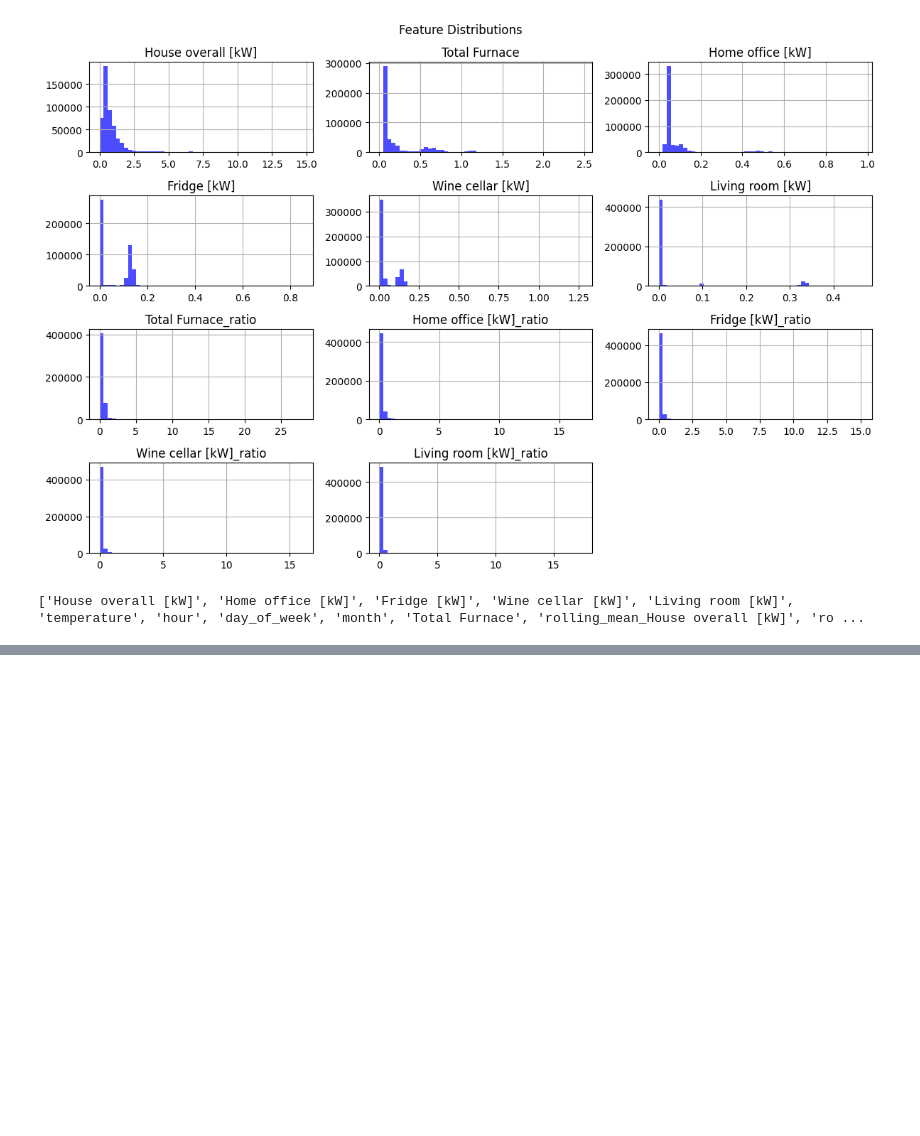
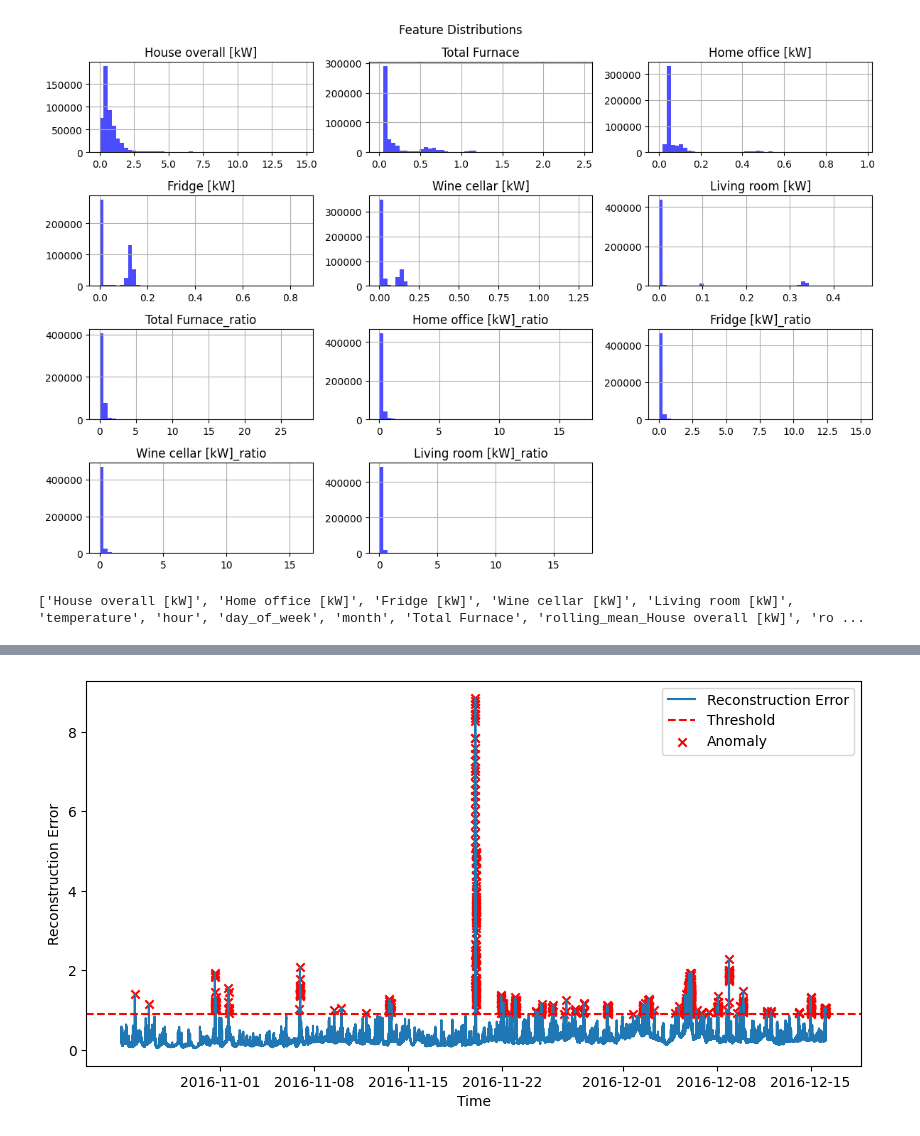
Before and after one commit to mojodean/aai-530-final-project, a Jupyter notebook: 530_IoT_project.ipynb, the cells around one changed output, grey strips where cells are left out. Saved outputs shown, nothing was run; the diff lists cells and outputs as text; code cells hidden in the pictures; blank space fills up the shorter version.

```diff
--- a/530_IoT_project.ipynb
+++ b/530_IoT_project.ipynb
@@ -468,0 +631,32 @@ df_scaled[final_features] = scaler.fit_transform(df_scaled[final_features])
+# %%
+# Set anomaly threshold to 99th percentile
+threshold = np.percentile(mse_test, 99)
+
+# Flag Anomalies
+anomalies = df_test_errors['reconstruction_error'] > threshold
+df_test_errors['anomaly'] = anomalies.astype(int)
+# %%
+# Reinsert datetime to dataframes for analysis
+X_test['datetime'] = df_work.loc[X_test.index, 'datetime']
+df_test_errors['datetime'] = X_test['datetime'].values
+# %%
+# Plot
+plt.figure(figsize=(10,5))
+plt.plot(df_test_errors['datetime'], df_test_errors['reconstruction_error'], label='Reconstruction Error')
+plt.axhline(y=threshold, color='red', linestyle='--', label='Threshold')
+
+# Mark anomalies
+anomalies = df_test_errors[df_test_errors['anomaly'] == 1]
+plt.scatter(
+    anomalies['datetime'],
+    anomalies['reconstruction_error'],
+    color='red',
+    marker='x',
+    label='Anomaly'
+)
+plt.xlabel("Time")
+plt.ylabel("Reconstruction Error")
+plt.legend()
+plt.show()
+# %% [output]
+[figure, added]
```
Also changed, not shown: parts of 23 cells of this notebook.
